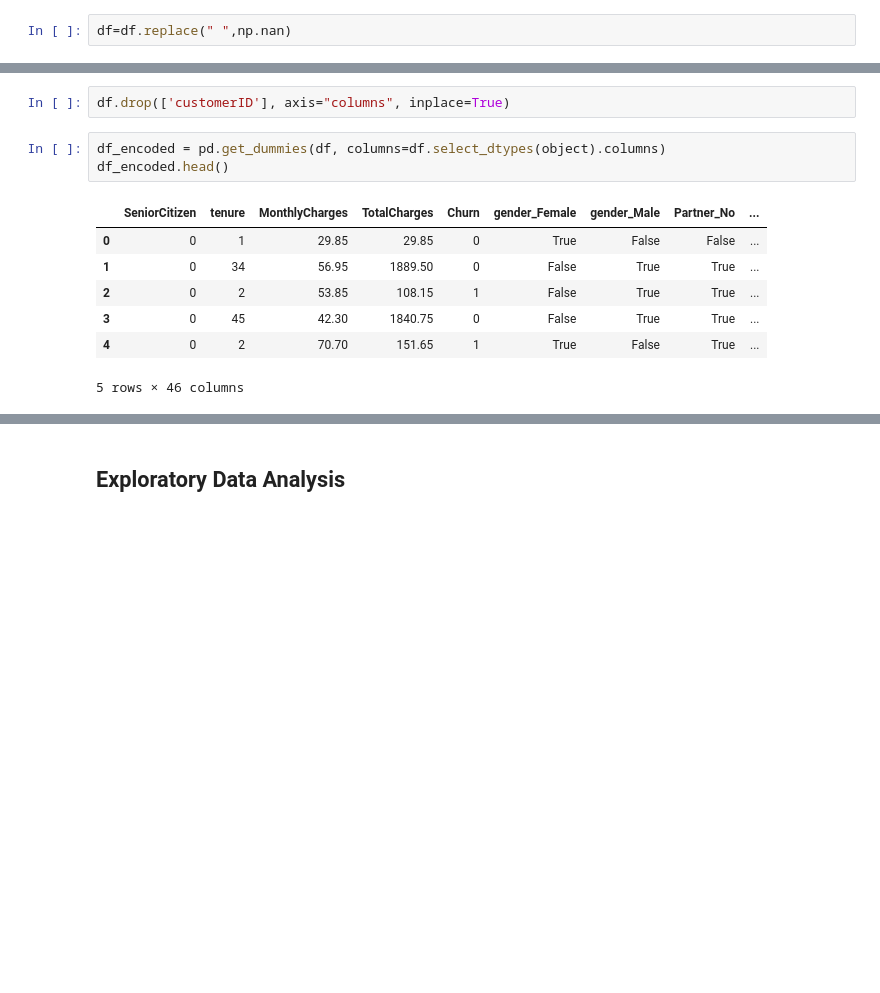
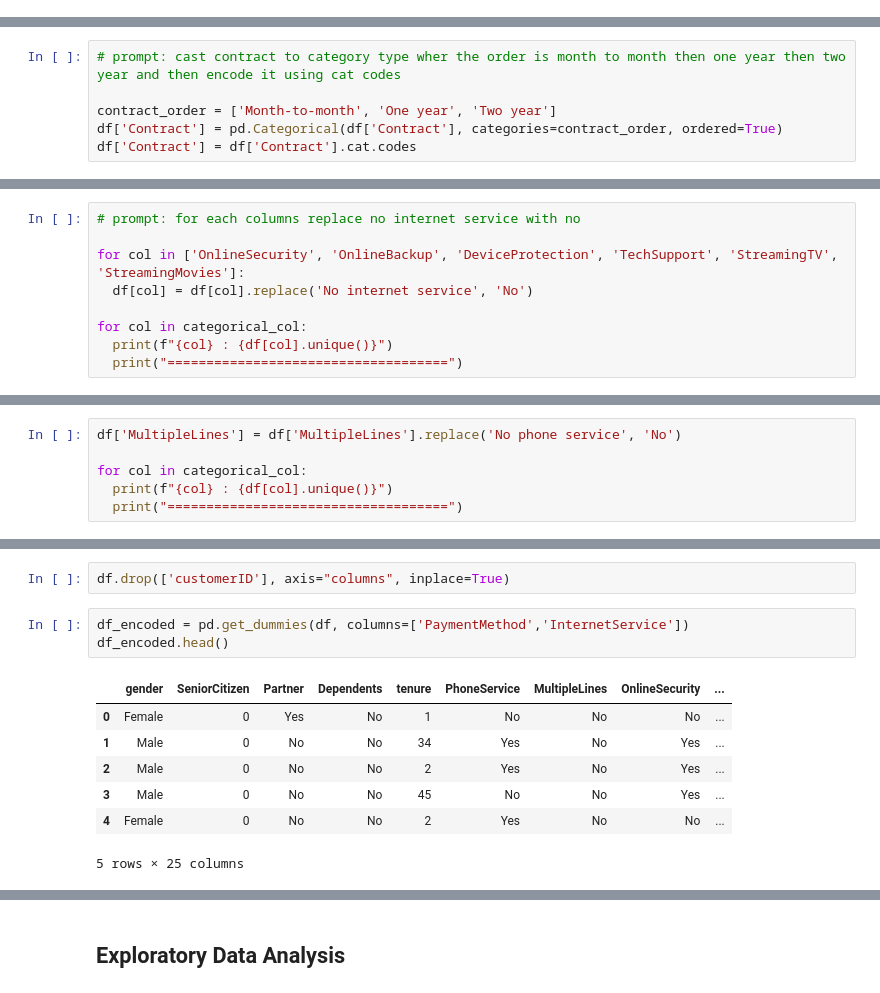
Before and after one commit to TameemAlghazaly/Data-Science-Projects, a Jupyter notebook: Customer Churn Classification/Customer Churn Project Updated.ipynb, the cells around one changed output, grey strips where cells are left out. Saved outputs shown, nothing was run; the diff lists cells and outputs as text; blank space fills up the shorter version.

```diff
--- a/Customer Churn Classification/Customer Churn Project Updated.ipynb
+++ b/Customer Churn Classification/Customer Churn Project Updated.ipynb
@@ -148,2 +140,0 @@ array(['29.85', '1889.5', '108.15', ..., '346.45', '306.6', '6844.5'],
-# %%
-df=df.replace(" ",np.nan)
@@ -274,5 +263,11 @@ df.head()
 # %%
 df['Churn'] = df['Churn'].astype('category').cat.codes
+# %%
+# prompt: cast contract to category type wher the order is month to month then one year then two year and then encode it using cat codes
+
+contract_order = ['Month-to-month', 'One year', 'Two year']
+df['Contract'] = pd.Categorical(df['Contract'], categories=contract_order, ordered=True)
+df['Contract'] = df['Contract'].cat.codes
 # %%
 categorical_col = []
 for column in df.columns:
@@ -298,3 +293,12 @@ InternetService : ['DSL' 'Fiber optic' 'No']
 PaymentMethod : ['Electronic check' 'Mailed check' 'Bank transfer (automatic)'
  'Credit card (automatic)']
 ====================================
+# %%
+# prompt: for each columns replace no internet service with no
+
+for col in ['OnlineSecurity', 'OnlineBackup', 'DeviceProtection', 'TechSupport', 'StreamingTV', 'StreamingMovies']:
+  df[col] = df[col].replace('No internet service', 'No')
+
+for col in categorical_col:
+  print(f"{col} : {df[col].unique()}")
+  print("====================================")
@@ -300,0 +323,6 @@ PaymentMethod : ['Electronic check' 'Mailed check' 'Bank transfer (automatic)'
+# %%
+df['MultipleLines'] = df['MultipleLines'].replace('No phone service', 'No')
+
+for col in categorical_col:
+  print(f"{col} : {df[col].unique()}")
+  print("====================================")
@@ -303,13 +349,13 @@ PaymentMethod : ['Electronic check' 'Mailed check' 'Bank transfer (automatic)'
 # %%
 df.drop(['customerID'], axis="columns", inplace=True)
 # %%
-df_encoded = pd.get_dummies(df, columns=df.select_dtypes(object).columns)
+df_encoded = pd.get_dummies(df, columns=['PaymentMethod','InternetService'])
 df_encoded.head()
 # %% [output]
-|  | SeniorCitizen | tenure | MonthlyCharges | TotalCharges | Churn | gender_Female | gender_Male | Partner_No | ... |
-| 0 | 0 | 1 | 29.85 | 29.85 | 0 | True | False | False | ... |
-| 1 | 0 | 34 | 56.95 | 1889.50 | 0 | False | True | True | ... |
-| 2 | 0 | 2 | 53.85 | 108.15 | 1 | False | True | True | ... |
-| 3 | 0 | 45 | 42.30 | 1840.75 | 0 | False | True | True | ... |
-| 4 | 0 | 2 | 70.70 | 151.65 | 1 | True | False | True | ... |
+|  | gender | SeniorCitizen | Partner | Dependents | tenure | PhoneService | MultipleLines | OnlineSecurity | ... |
+| 0 | Female | 0 | Yes | No | 1 | No | No | No | ... |
+| 1 | Male | 0 | No | No | 34 | Yes | No | Yes | ... |
+| 2 | Male | 0 | No | No | 2 | Yes | No | Yes | ... |
+| 3 | Male | 0 | No | No | 45 | No | No | Yes | ... |
+| 4 | Female | 0 | No | No | 2 | Yes | No | No | ... |
-5 rows × 46 columns
+5 rows × 25 columns
```
Also changed, not shown: parts of 32 cells of this notebook.
